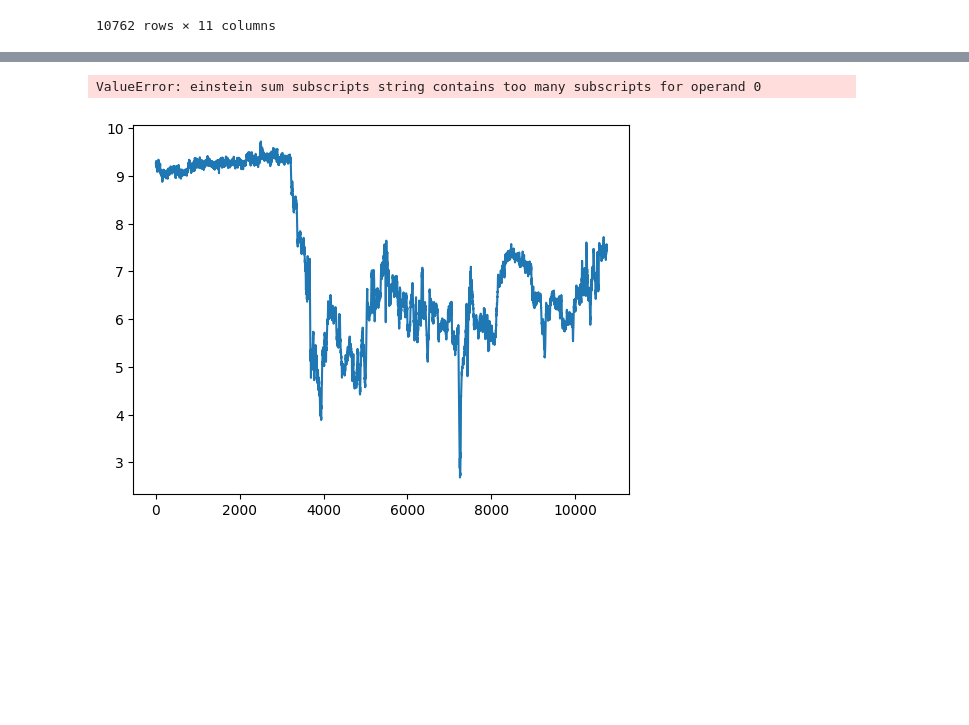
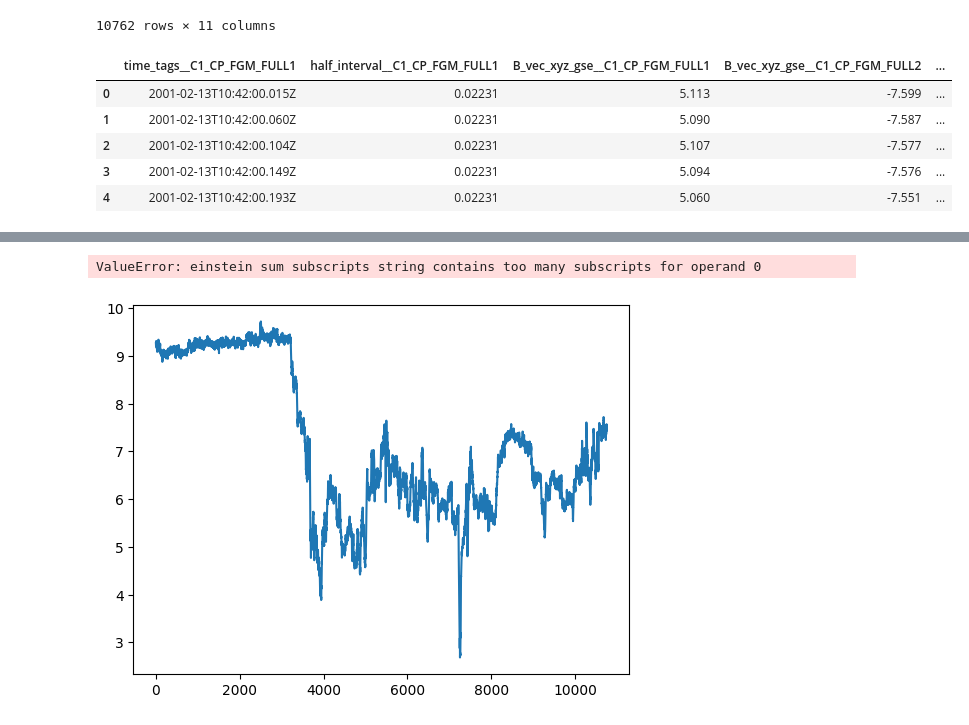
Before and after one commit to vilelabruno/COSMIC, a Jupyter notebook: index.ipynb, the cells around one changed output, grey strips where cells are left out. Drawn from its saved outputs; the diff is of its cells as text; code cells hidden in the pictures; blank space fills up the shorter version.

```diff
--- a/index.ipynb
+++ b/index.ipynb
@@ -90,3 +77,12 @@ data_1
 | 10760 | 2001-02-13T10:49:59.911Z | 0.02231 | -2.139 | 7.011 | ... |
 | 10761 | 2001-02-13T10:49:59.956Z | 0.02231 | -2.088 | 7.091 | ... |
 10762 rows × 11 columns
+# %%
+data_1.head()
+# %% [output]
+|  | time_tags__C1_CP_FGM_FULL1 | half_interval__C1_CP_FGM_FULL1 | B_vec_xyz_gse__C1_CP_FGM_FULL1 | B_vec_xyz_gse__C1_CP_FGM_FULL2 | ... |
+| 0 | 2001-02-13T10:42:00.015Z | 0.02231 | 5.113 | -7.599 | ... |
+| 1 | 2001-02-13T10:42:00.060Z | 0.02231 | 5.090 | -7.587 | ... |
+| 2 | 2001-02-13T10:42:00.104Z | 0.02231 | 5.107 | -7.577 | ... |
+| 3 | 2001-02-13T10:42:00.149Z | 0.02231 | 5.094 | -7.576 | ... |
+| 4 | 2001-02-13T10:42:00.193Z | 0.02231 | 5.060 | -7.551 | ... |
```
Also changed, not shown: parts of 4 cells of this notebook, 1 other file.
